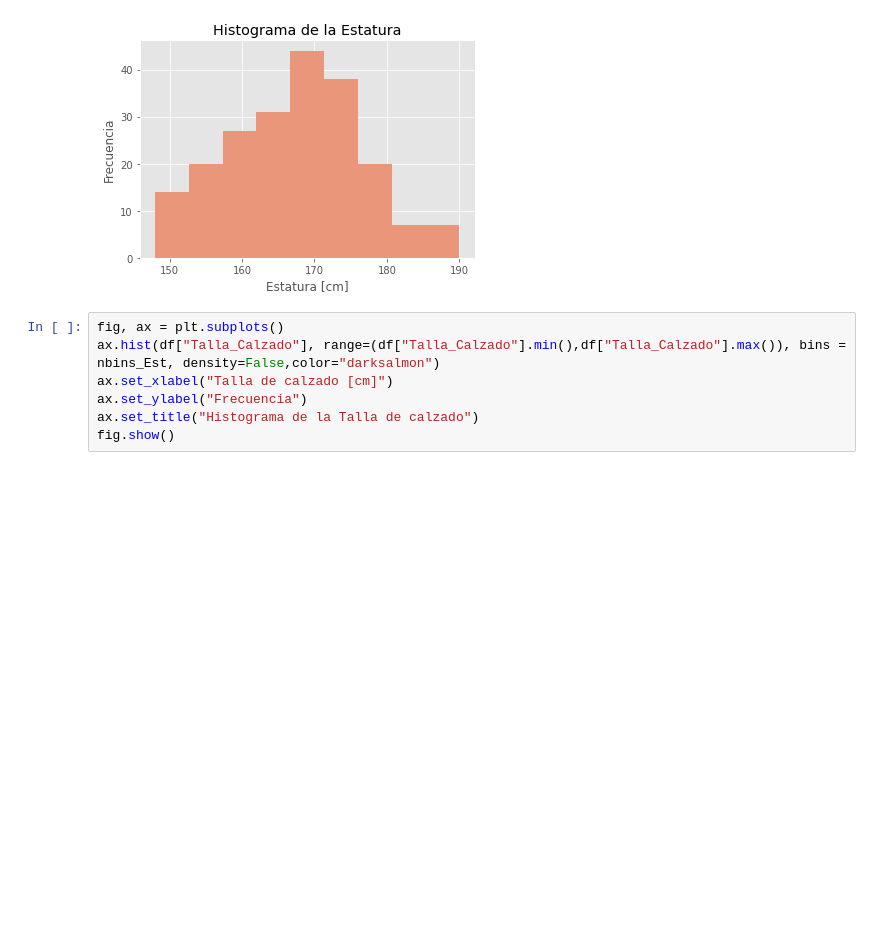
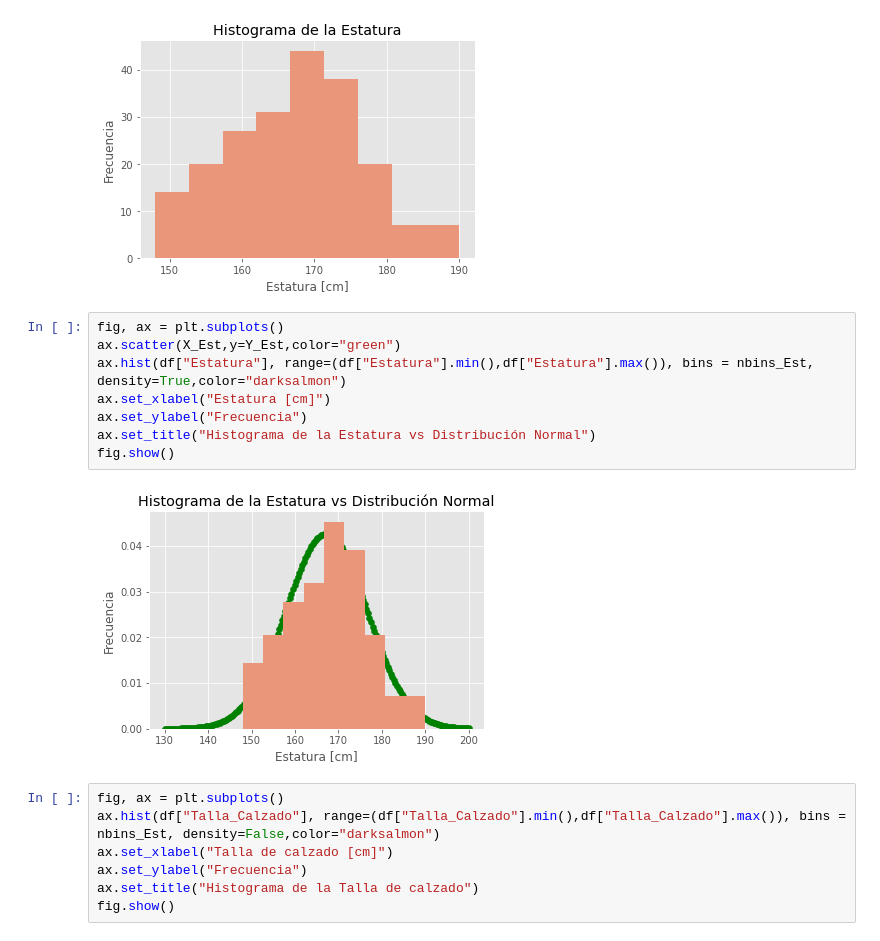
Before and after one commit to a01375415/Examen1, a Jupyter notebook: Análisis_de_Datos_(Pregunta_2).ipynb, the cells around one changed output. Drawn from its saved outputs; the diff is of its cells as text; blank space fills up the shorter version.

```diff
--- a/Análisis_de_Datos_(Pregunta_2).ipynb
+++ b/Análisis_de_Datos_(Pregunta_2).ipynb
@@ -187,6 +187,16 @@ ax.set_title("Histograma de la Estatura")
 fig.show()
 # %% [output]
 [figure]
+# %%
+fig, ax = plt.subplots()
+ax.scatter(X_Est,y=Y_Est,color="green")
+ax.hist(df["Estatura"], range=(df["Estatura"].min(),df["Estatura"].max()), bins = nbins_Est, density=True,color="darksalmon")
+ax.set_xlabel("Estatura [cm]")
+ax.set_ylabel("Frecuencia")
+ax.set_title("Histograma de la Estatura vs Distribución Normal")
+fig.show()
+# %% [output]
+[figure, added]
 # %%
 fig, ax = plt.subplots()
 ax.hist(df["Talla_Calzado"], range=(df["Talla_Calzado"].min(),df["Talla_Calzado"].max()), bins = nbins_Est, density=False,color="darksalmon")
```
Also changed, not shown: parts of 4 cells of this notebook.
